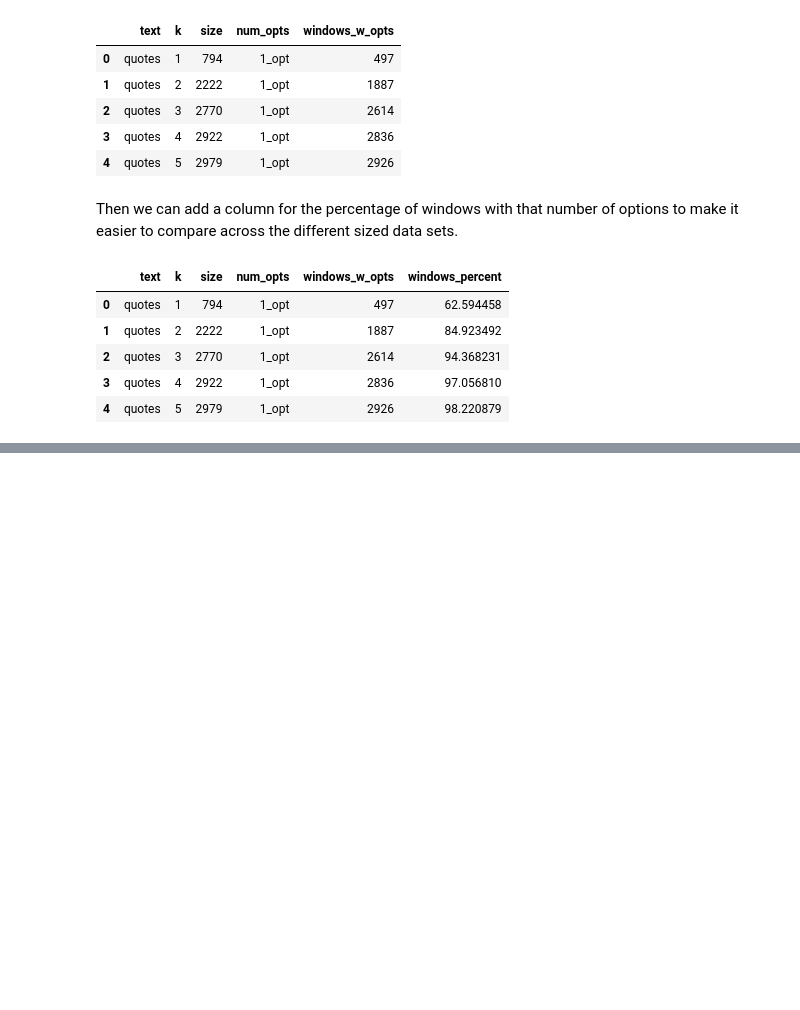
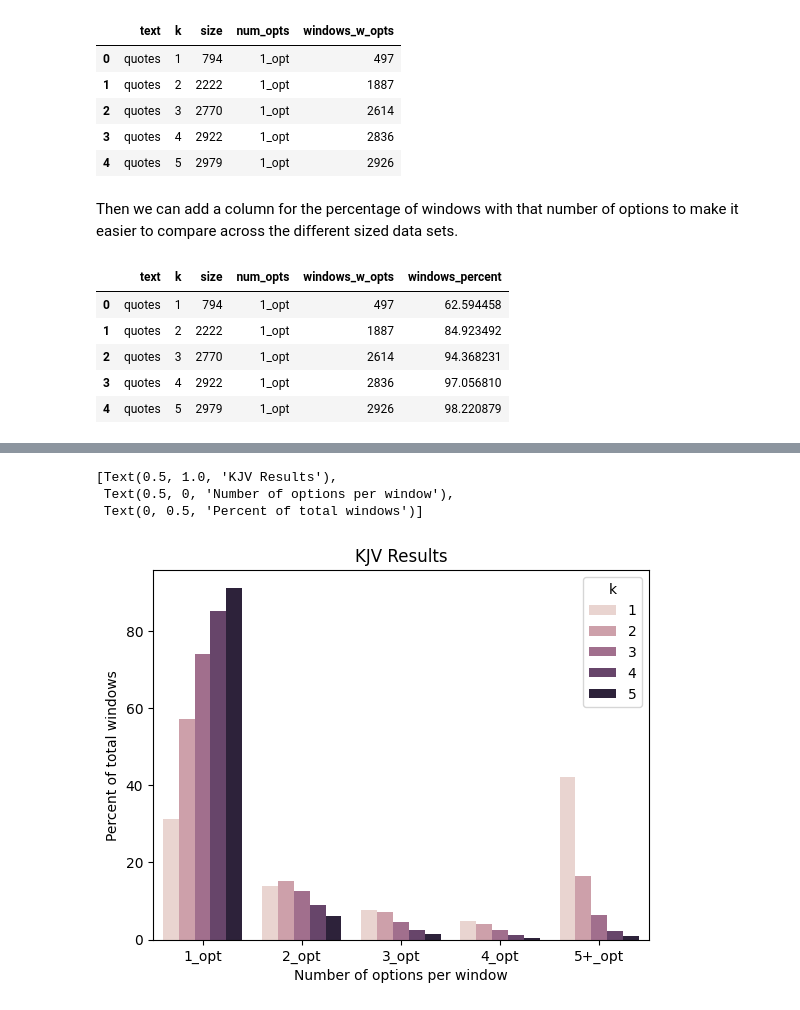
Before and after one commit to rmatthewm/week-8, a Jupyter notebook: fun_analysis.ipynb, the cells around one changed output, grey strips where cells are left out. Drawn from its saved outputs; the diff is of its cells as text; code cells hidden in the pictures; blank space fills up the shorter version.

```diff
--- a/fun_analysis.ipynb
+++ b/fun_analysis.ipynb
@@ -73,0 +80,15 @@ plot1.set(
+# %%
+kjv_filter = df_long['text'] == 'kjv'
+plot2 = sns.barplot(data=df_long[kjv_filter], hue='k', x='num_opts', y='windows_percent', errorbar=None)
+
+# Add labels for looks
+plot2.set(
+    title='KJV Results',
+    xlabel='Number of options per window',
+    ylabel='Percent of total windows'
+)
+# %% [output]
+[Text(0.5, 1.0, 'KJV Results'),
+ Text(0.5, 0, 'Number of options per window'),
+ Text(0, 0.5, 'Percent of total windows')]
+[figure, added]
```
Also changed, not shown: parts of 4 cells of this notebook.
